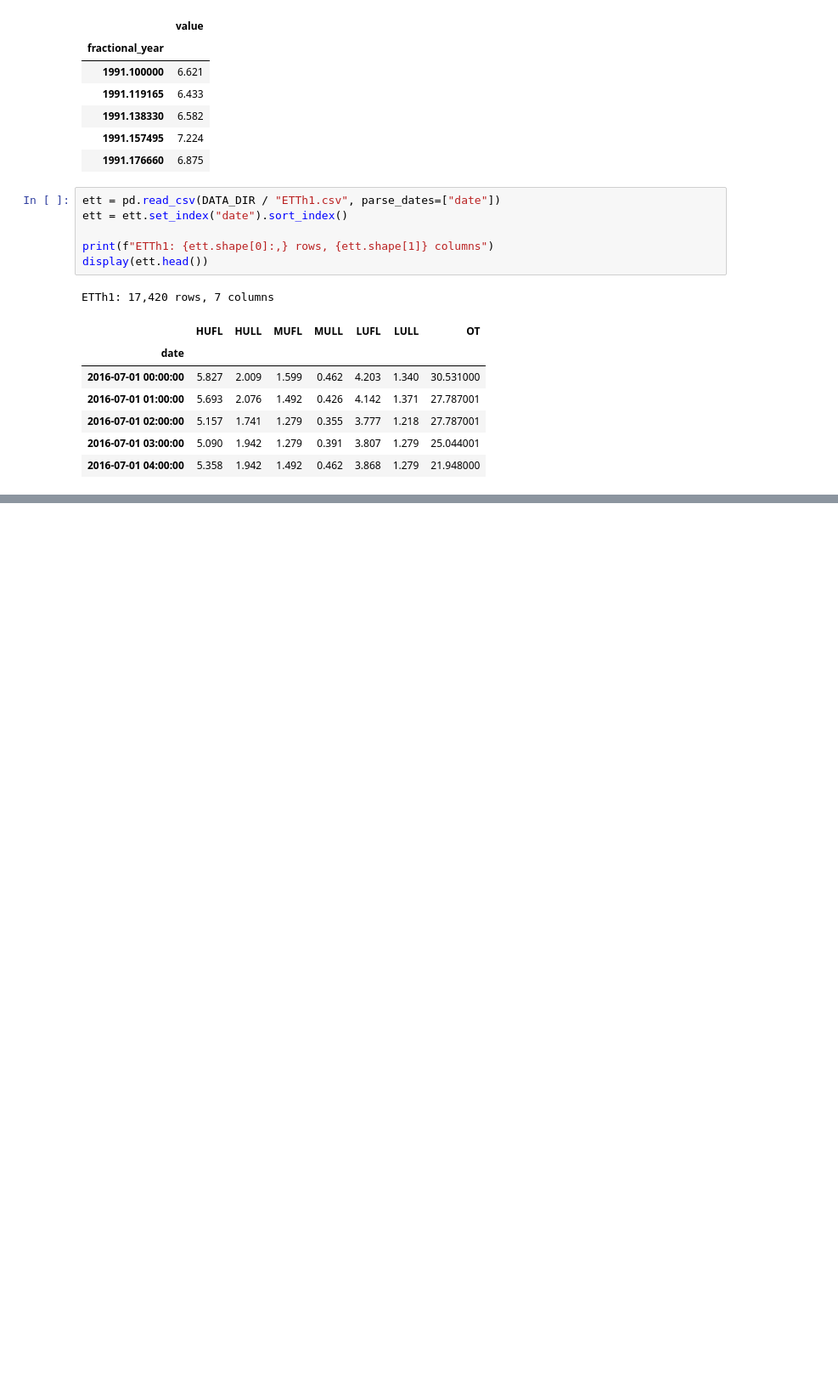
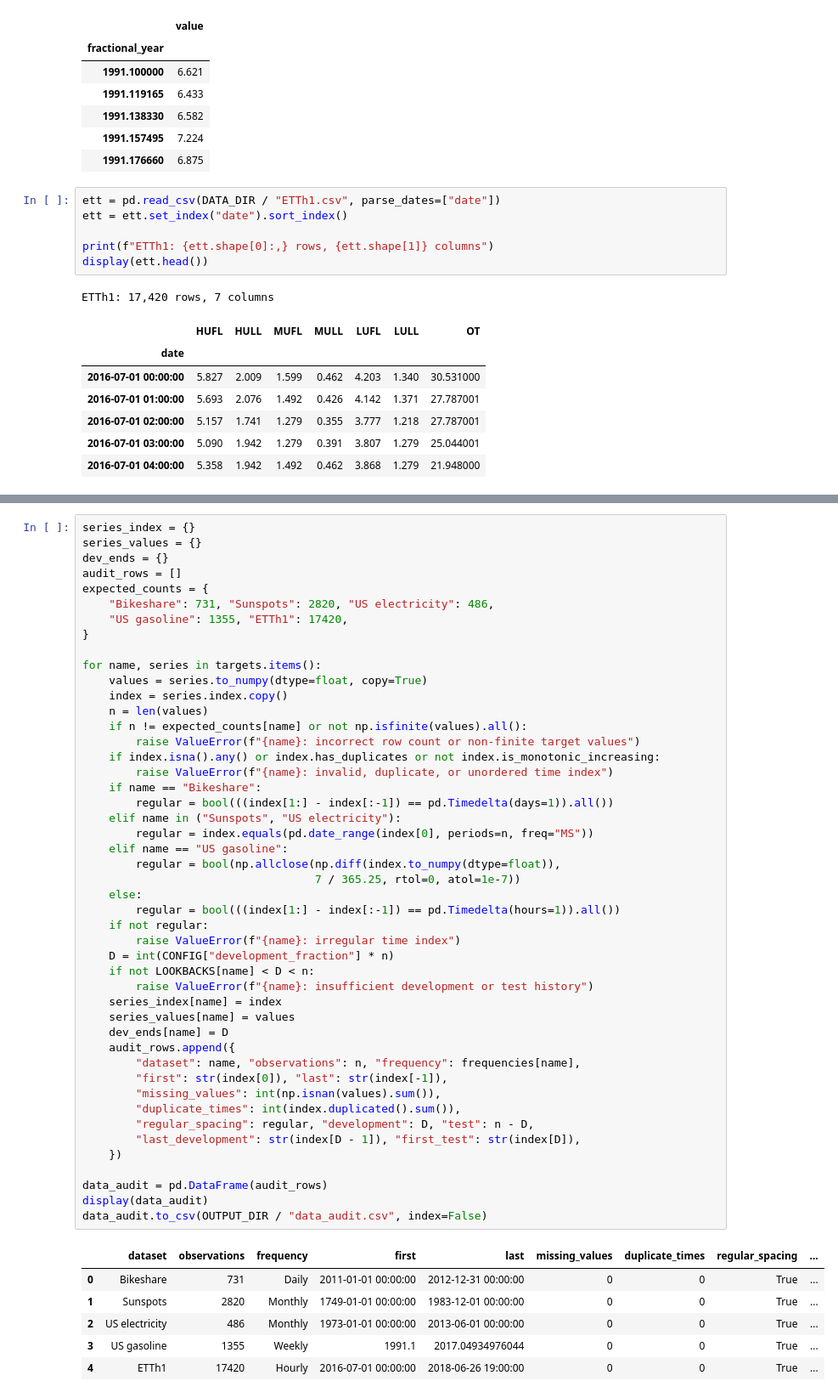
Before and after one commit to diankruger/ML_Assignment3, a Jupyter notebook: Assignment3.ipynb, the cells around one changed output, grey strips where cells are left out. Shown at 85% size. Drawn from its saved outputs; the diff is of its cells as text; blank space fills up the shorter version.

```diff
--- a/Assignment3.ipynb
+++ b/Assignment3.ipynb
@@ -208,0 +167,54 @@ def make_folds(dev_end):
+# %%
+series_index = {}
+series_values = {}
+dev_ends = {}
+audit_rows = []
+expected_counts = {
+    "Bikeshare": 731, "Sunspots": 2820, "US electricity": 486,
+    "US gasoline": 1355, "ETTh1": 17420,
+}
+
+for name, series in targets.items():
+    values = series.to_numpy(dtype=float, copy=True)
+    index = series.index.copy()
+    n = len(values)
+    if n != expected_counts[name] or not np.isfinite(values).all():
+        raise ValueError(f"{name}: incorrect row count or non-finite target values")
+    if index.isna().any() or index.has_duplicates or not index.is_monotonic_increasing:
+        raise ValueError(f"{name}: invalid, duplicate, or unordered time index")
+    if name == "Bikeshare":
+        regular = bool(((index[1:] - index[:-1]) == pd.Timedelta(days=1)).all())
+    elif name in ("Sunspots", "US electricity"):
+        regular = index.equals(pd.date_range(index[0], periods=n, freq="MS"))
+    elif name == "US gasoline":
+        regular = bool(np.allclose(np.diff(index.to_numpy(dtype=float)),
+                                   7 / 365.25, rtol=0, atol=1e-7))
+    else:
+        regular = bool(((index[1:] - index[:-1]) == pd.Timedelta(hours=1)).all())
+    if not regular:
+        raise ValueError(f"{name}: irregular time index")
+    D = int(CONFIG["development_fraction"] * n)
+    if not LOOKBACKS[name] < D < n:
+        raise ValueError(f"{name}: insufficient development or test history")
+    series_index[name] = index
+    series_values[name] = values
+    dev_ends[name] = D
+    audit_rows.append({
+        "dataset": name, "observations": n, "frequency": frequencies[name],
+        "first": str(index[0]), "last": str(index[-1]),
+        "missing_values": int(np.isnan(values).sum()),
+        "duplicate_times": int(index.duplicated().sum()),
+        "regular_spacing": regular, "development": D, "test": n - D,
+        "last_development": str(index[D - 1]), "first_test": str(index[D]),
+    })
+
+data_audit = pd.DataFrame(audit_rows)
+display(data_audit)
+data_audit.to_csv(OUTPUT_DIR / "data_audit.csv", index=False)
+# %% [output]
+|  | dataset | observations | frequency | first | last | missing_values | duplicate_times | regular_spacing | ... |
+| 0 | Bikeshare | 731 | Daily | 2011-01-01 00:00:00 | 2012-12-31 00:00:00 | 0 | 0 | True | ... |
+| 1 | Sunspots | 2820 | Monthly | 1749-01-01 00:00:00 | 1983-12-01 00:00:00 | 0 | 0 | True | ... |
+| 2 | US electricity | 486 | Monthly | 1973-01-01 00:00:00 | 2013-06-01 00:00:00 | 0 | 0 | True | ... |
+| 3 | US gasoline | 1355 | Weekly | 1991.1 | 2017.04934976044 | 0 | 0 | True | ... |
+| 4 | ETTh1 | 17420 | Hourly | 2016-07-01 00:00:00 | 2018-06-26 19:00:00 | 0 | 0 | True | ... |
```
Also changed, not shown: parts of 27 cells of this notebook.
